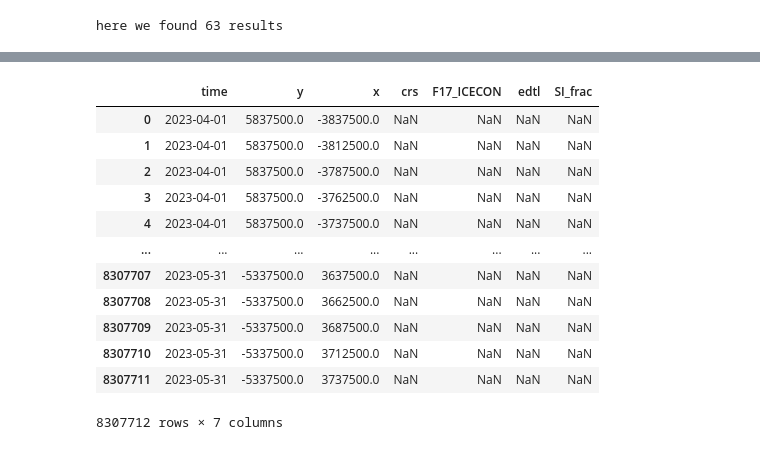
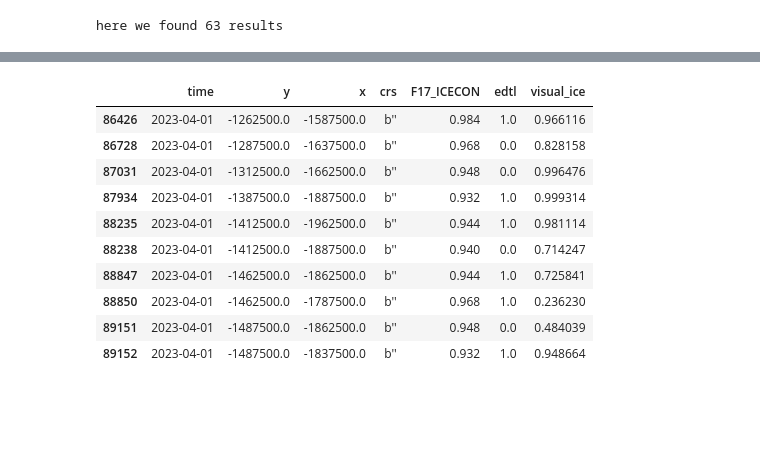
Before and after one commit to felixleodiaz/coastal-sea-ice, a Jupyter notebook: scripts/ValidationTest.ipynb, the cells around one changed output, grey strips where cells are left out. Saved outputs shown, nothing was run; the diff lists cells and outputs as text; code cells hidden in the pictures; blank space fills up the shorter version.

```diff
--- a/scripts/ValidationTest.ipynb
+++ b/scripts/ValidationTest.ipynb
@@ -157,24 +157,22 @@ da_full
 
 ds = ds.assign(**{'visual_ice': da_full['SI frac']})
 # %%
-# data cleaning
+# data cleaning (1.012 = coast, 1.016 = land)
 
-condition = ((ds.visual_ice.notnull()) & (ds.F17_ICECON < 1.0))
+condition = ((ds.visual_ice.notnull()) & (ds.F17_ICECON < 1.01))
 ds_clean = ds.where(condition, other=np.nan).compute()
 
-df = ds_clean.to_dataframe().reset_index()
-df
+df = ds_clean.to_dataframe().reset_index().dropna()
+df.head(10)
 # %% [output]
-|  | time | y | x | crs | F17_ICECON | edtl | SI_frac |
-| 0 | 2023-04-01 | 5837500.0 | -3837500.0 | NaN | NaN | NaN | NaN |
-| 1 | 2023-04-01 | 5837500.0 | -3812500.0 | NaN | NaN | NaN | NaN |
-| 2 | 2023-04-01 | 5837500.0 | -3787500.0 | NaN | NaN | NaN | NaN |
-| 3 | 2023-04-01 | 5837500.0 | -3762500.0 | NaN | NaN | NaN | NaN |
-| 4 | 2023-04-01 | 5837500.0 | -3737500.0 | NaN | NaN | NaN | NaN |
-| ... | ... | ... | ... | ... | ... | ... | ... |
-| 8307707 | 2023-05-31 | -5337500.0 | 3637500.0 | NaN | NaN | NaN | NaN |
-| 8307708 | 2023-05-31 | -5337500.0 | 3662500.0 | NaN | NaN | NaN | NaN |
-| 8307709 | 2023-05-31 | -5337500.0 | 3687500.0 | NaN | NaN | NaN | NaN |
-| 8307710 | 2023-05-31 | -5337500.0 | 3712500.0 | NaN | NaN | NaN | NaN |
-| 8307711 | 2023-05-31 | -5337500.0 | 3737500.0 | NaN | NaN | NaN | NaN |
+|  | time | y | x | crs | F17_ICECON | edtl | visual_ice |
+| 86426 | 2023-04-01 | -1262500.0 | -1587500.0 | b'' | 0.984 | 1.0 | 0.966116 |
+| 86728 | 2023-04-01 | -1287500.0 | -1637500.0 | b'' | 0.968 | 0.0 | 0.828158 |
+| 87031 | 2023-04-01 | -1312500.0 | -1662500.0 | b'' | 0.948 | 0.0 | 0.996476 |
+| 87934 | 2023-04-01 | -1387500.0 | -1887500.0 | b'' | 0.932 | 1.0 | 0.999314 |
+| 88235 | 2023-04-01 | -1412500.0 | -1962500.0 | b'' | 0.944 | 1.0 | 0.981114 |
+| 88238 | 2023-04-01 | -1412500.0 | -1887500.0 | b'' | 0.940 | 0.0 | 0.714247 |
+| 88847 | 2023-04-01 | -1462500.0 | -1862500.0 | b'' | 0.944 | 1.0 | 0.725841 |
+| 88850 | 2023-04-01 | -1462500.0 | -1787500.0 | b'' | 0.968 | 1.0 | 0.236230 |
+| 89151 | 2023-04-01 | -1487500.0 | -1862500.0 | b'' | 0.948 | 0.0 | 0.484039 |
+| 89152 | 2023-04-01 | -1487500.0 | -1837500.0 | b'' | 0.932 | 1.0 | 0.948664 |
-8307712 rows × 7 columns
```
Also changed, not shown: parts of 8 cells of this notebook.
